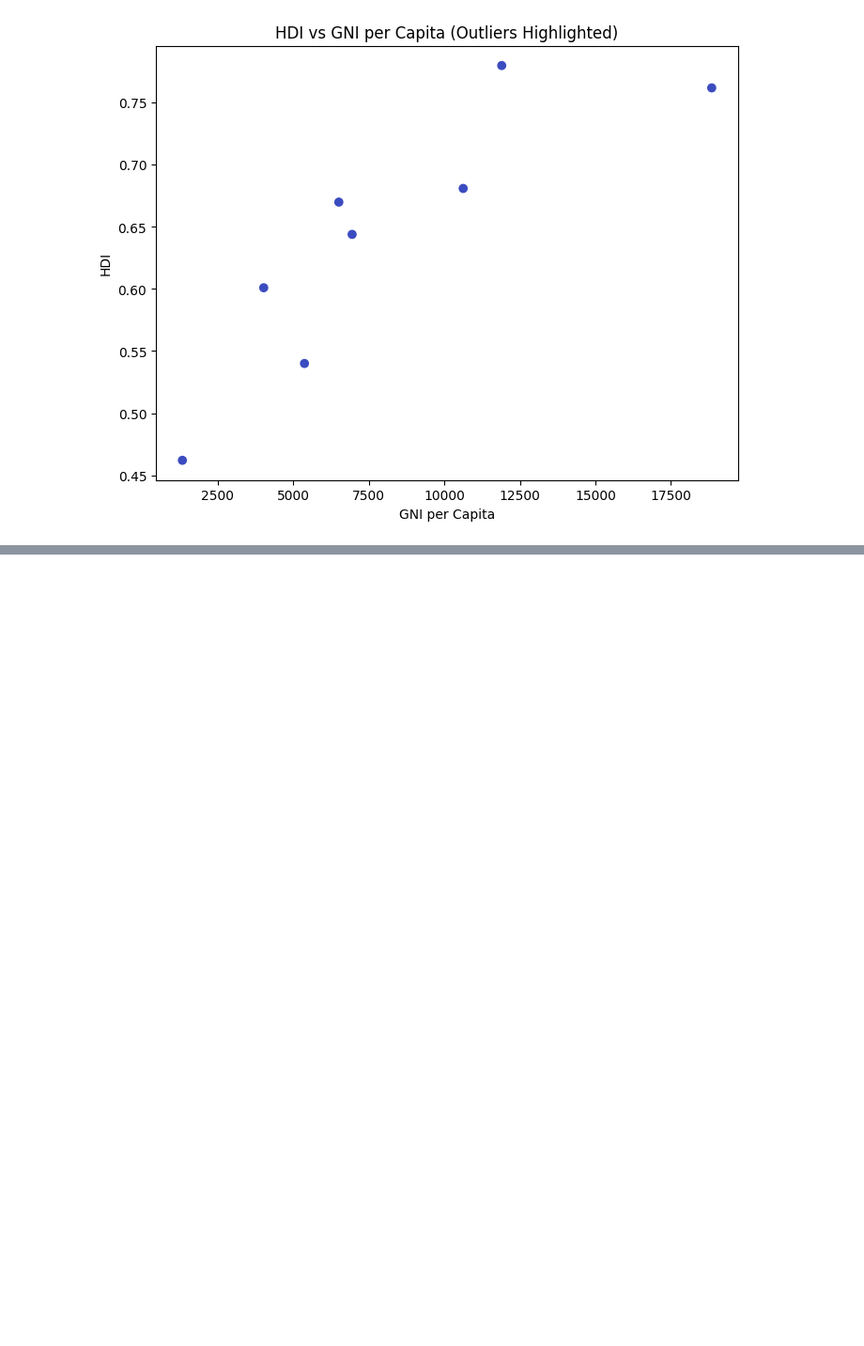
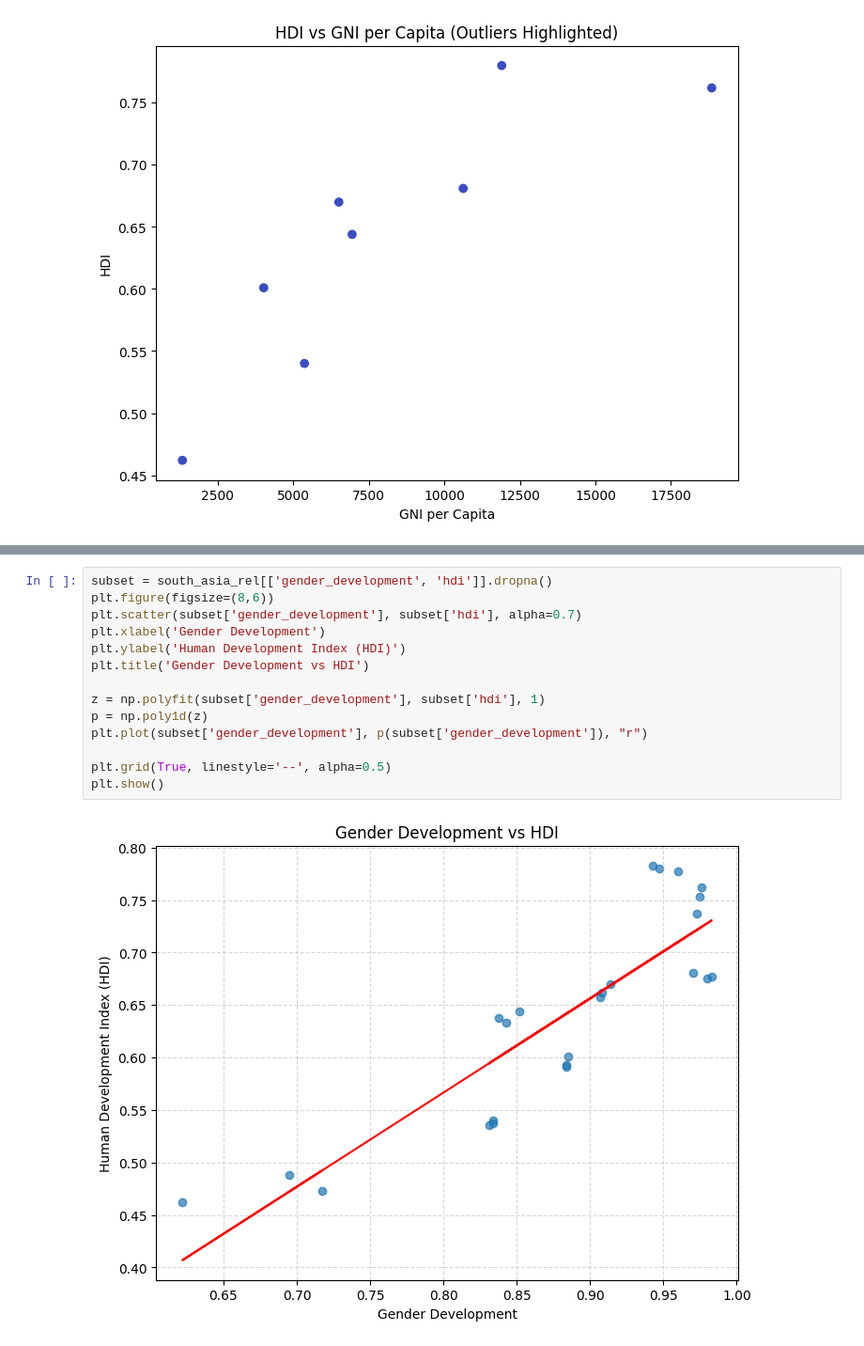
Before and after one commit to kashifmaskeyx/2513342_KashifMaskey, a Jupyter notebook: 2513342_KashifMaskey.ipynb, the cells around one changed output, grey strips where cells are left out. Shown at 94% size. Cells and saved outputs as stored; diff of their text form; blank space fills up the shorter version.

```diff
--- a/2513342_KashifMaskey.ipynb
+++ b/2513342_KashifMaskey.ipynb
@@ -612,0 +650,16 @@ plt.show()
+# %%
+subset = south_asia_rel[['gender_development', 'hdi']].dropna()
+plt.figure(figsize=(8,6))
+plt.scatter(subset['gender_development'], subset['hdi'], alpha=0.7)
+plt.xlabel('Gender Development')
+plt.ylabel('Human Development Index (HDI)')
+plt.title('Gender Development vs HDI')
+
+z = np.polyfit(subset['gender_development'], subset['hdi'], 1)
+p = np.poly1d(z)
+plt.plot(subset['gender_development'], p(subset['gender_development']), "r")
+
+plt.grid(True, linestyle='--', alpha=0.5)
+plt.show()
+# %% [output]
+[figure, added]
```
Also changed, not shown: parts of 10 cells of this notebook.
